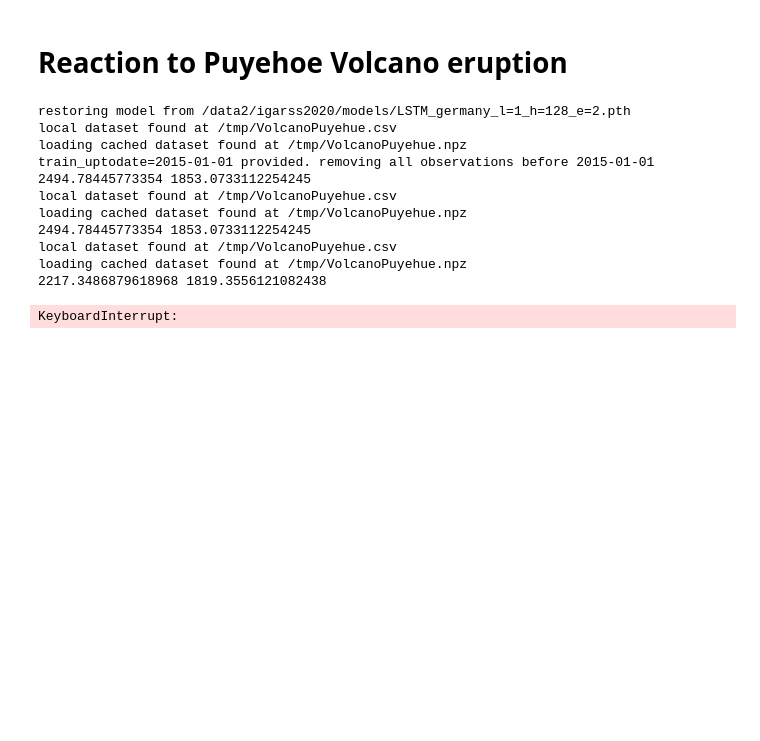
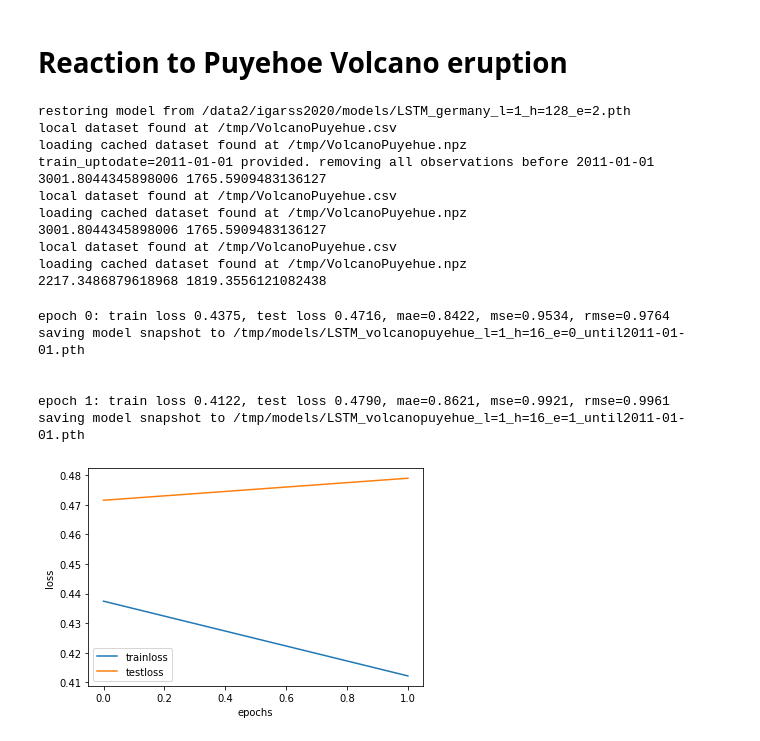
Before and after one commit to MarcCoru/igarss2020_code, a Jupyter notebook: notebooks/05_Puyehoe_Volcano.ipynb, the cells around one changed output. Drawn from its saved outputs; the diff is of its cells as text; code cells hidden in the pictures; blank space fills up the shorter version.

```diff
--- a/notebooks/05_Puyehoe_Volcano.ipynb
+++ b/notebooks/05_Puyehoe_Volcano.ipynb
@@ -56,9 +56,9 @@ from dataset import transform_data
 from copy import deepcopy
 inner_steps = 0
 
-enddate = '2015-01-01'
+enddate = '2011-01-01'
 startdate = "2005-01-01"
-remove_seasonality=True
+remove_seasonality=False
 
 #model.load_state_dict(torch.load("/tmp/model_epoch_0.pth")["model"])
 model.train()
@@ -128,19 +128,19 @@ optimizer = torch.optim.Adam(model.parameters(), lr=1e-2, weight_decay=1e-4)
 restoring model from /data2/igarss2020/models/LSTM_germany_l=1_h=128_e=2.pth
 local dataset found at /tmp/VolcanoPuyehue.csv
 loading cached dataset found at /tmp/VolcanoPuyehue.npz
-train_uptodate=2015-01-01 provided. removing all observations before 2015-01-01
-2494.78445773354 1853.0733112254245
+train_uptodate=2011-01-01 provided. removing all observations before 2011-01-01
+3001.8044345898006 1765.5909483136127
 local dataset found at /tmp/VolcanoPuyehue.csv
 loading cached dataset found at /tmp/VolcanoPuyehue.npz
-2494.78445773354 1853.0733112254245
+3001.8044345898006 1765.5909483136127
 local dataset found at /tmp/VolcanoPuyehue.csv
 loading cached dataset found at /tmp/VolcanoPuyehue.npz
 2217.3486879618968 1819.3556121082438
 # %%
-model_path = "/tmp/model"
+model_path = "/tmp/volcano"
 
 
-epochs = 5
+epochs = 2
 if True:
     stats=list()
     for epoch in range(epochs):
@@ -151,34 +151,40 @@ if True:
         msg = f"epoch {epoch}: train loss {float(trainloss.mean()):.4f}, test loss {float(testloss.mean()):.4f}, {metric_msg}"
         print(msg)
 
         #test_model(model, validdataset, device)
 
         model_name = name_pattern.format(region=region, num_layers=num_layers, hidden_size=hidden_size, epoch=epoch, enddate=enddate)
         pth = os.path.join(model_dir, model_name+".pth")
         print(f"saving model snapshot to {pth}")
         snapshot(model, optimizer, pth)
         stat = dict()
         stat["epoch"] = epoch
         for name, metric in testmetrics.items():
             stat[name]=metric.compute()
 
         stat["trainloss"] = trainloss.mean().cpu().detach().numpy()
         stat["testloss"] = testloss.cpu().detach().numpy()
         stats.append(stat)
 
     df = pd.DataFrame(stats)
 
     fig,ax = plt.subplots()
     ax.plot(df.epoch, df.trainloss, label="trainloss")
     ax.plot(df.epoch, df.testloss, label="testloss")
     ax.legend()
     ax.set_xlabel('epochs')
     ax.set_ylabel('loss')
     snapshot(model, optimizer, model_path+".pth")
 else:
     restore(model_path+".pth",model)
 # %% [output]
-KeyboardInterrupt:
+epoch 0: train loss 0.4375, test loss 0.4716, mae=0.8422, mse=0.9534, rmse=0.9764
+saving model snapshot to /tmp/models/LSTM_volcanopuyehue_l=1_h=16_e=0_until2011-01-01.pth
+
+
+epoch 1: train loss 0.4122, test loss 0.4790, mae=0.8621, mse=0.9921, rmse=0.9961
+saving model snapshot to /tmp/models/LSTM_volcanopuyehue_l=1_h=16_e=1_until2011-01-01.pth
+[figure, added]
 # %%
 
 model = Model(input_size=1 if not include_time else 2,
```
Also changed, not shown: parts of 1 cell of this notebook, 3 other files.
